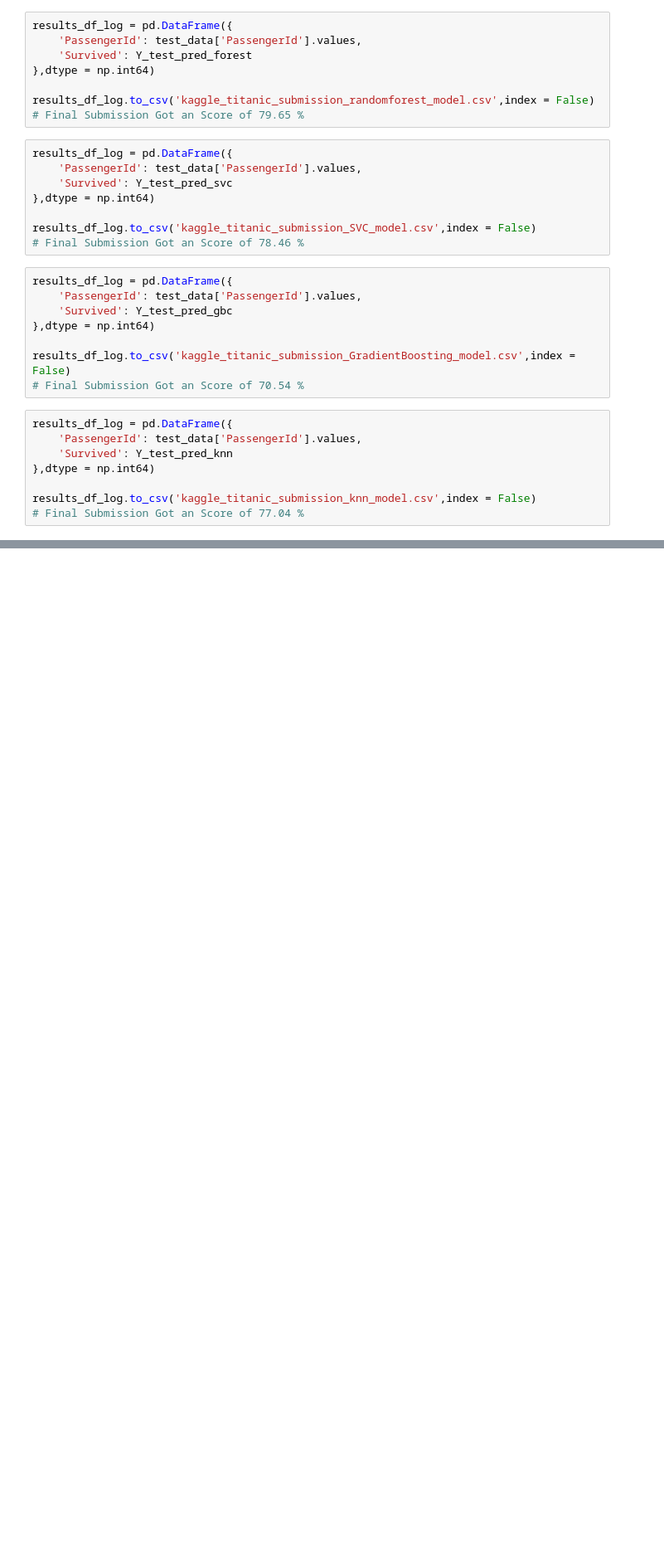
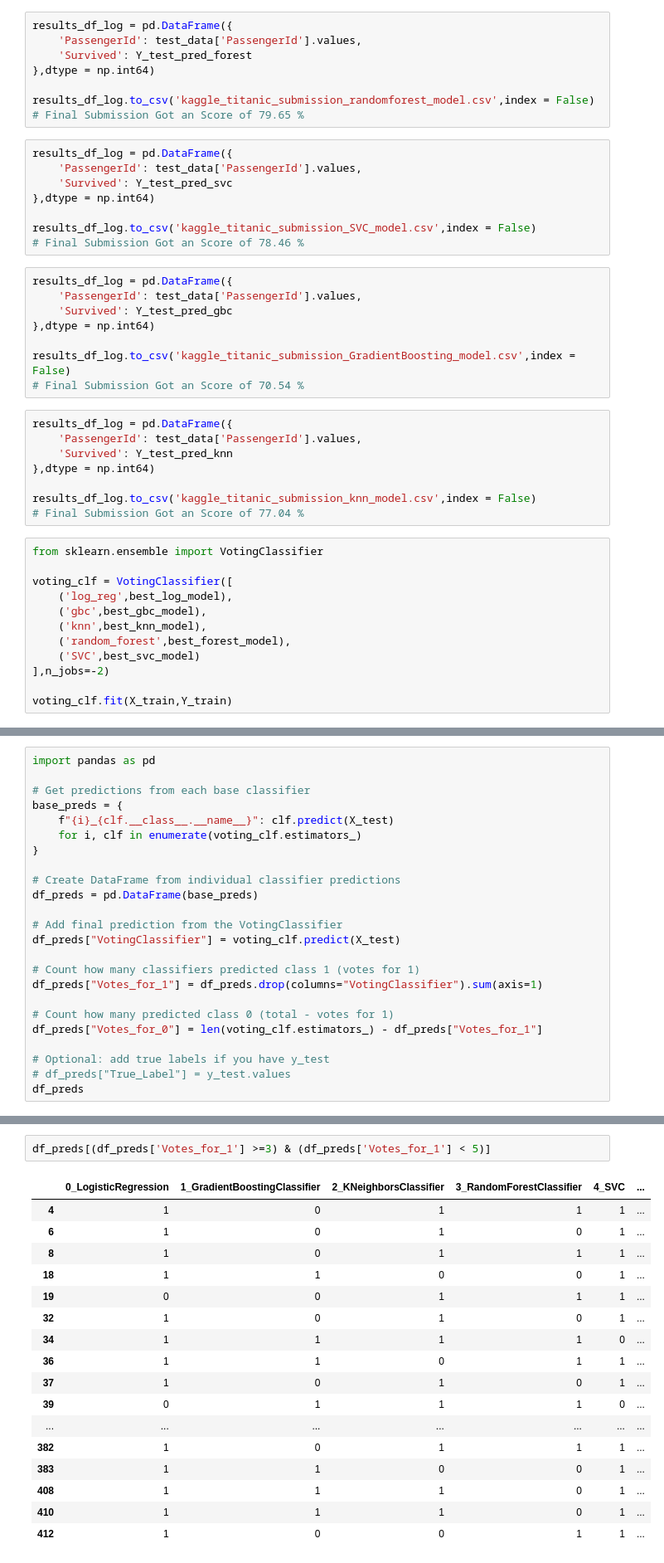
Before and after one commit to akshatkhatri/Machine_learning_playground, a Jupyter notebook: Chapter_3_geron/Titanic_dataset.ipynb, the cells around one changed output, grey strips where cells are left out. Shown at 83% size. Saved outputs shown, nothing was run; the diff lists cells and outputs as text; blank space fills up the shorter version.

Commit message:
Added ensemble method on kaggle dataset

```diff
--- a/Chapter_3_geron/Titanic_dataset.ipynb
+++ b/Chapter_3_geron/Titanic_dataset.ipynb
@@ -1163,3 +1157,15 @@ results_df_log = pd.DataFrame({
 
 results_df_log.to_csv('kaggle_titanic_submission_knn_model.csv',index = False)
 # Final Submission Got an Score of 77.04 %
+# %%
+from sklearn.ensemble import VotingClassifier
+
+voting_clf = VotingClassifier([
+    ('log_reg',best_log_model),
+    ('gbc',best_gbc_model),
+    ('knn',best_knn_model),
+    ('random_forest',best_forest_model),
+    ('SVC',best_svc_model)
+],n_jobs=-2)
+
+voting_clf.fit(X_train,Y_train)
@@ -1165,0 +1199,24 @@ results_df_log.to_csv('kaggle_titanic_submission_knn_model.csv',index = False)
+# %%
+import pandas as pd
+
+# Get predictions from each base classifier
+base_preds = {
+    f"{i}_{clf.__class__.__name__}": clf.predict(X_test)
+    for i, clf in enumerate(voting_clf.estimators_)
+}
+
+# Create DataFrame from individual classifier predictions
+df_preds = pd.DataFrame(base_preds)
+
+# Add final prediction from the VotingClassifier
+df_preds["VotingClassifier"] = voting_clf.predict(X_test)
+
+# Count how many classifiers predicted class 1 (votes for 1)
+df_preds["Votes_for_1"] = df_preds.drop(columns="VotingClassifier").sum(axis=1)
+
+# Count how many predicted class 0 (total - votes for 1)
+df_preds["Votes_for_0"] = len(voting_clf.estimators_) - df_preds["Votes_for_1"]
+
+# Optional: add true labels if you have y_test
+# df_preds["True_Label"] = y_test.values
+df_preds
@@ -1165,0 +1237,20 @@ results_df_log.to_csv('kaggle_titanic_submission_knn_model.csv',index = False)
+# %%
+df_preds[(df_preds['Votes_for_1'] >=3) & (df_preds['Votes_for_1'] < 5)]
+# %% [output]
+|  | 0_LogisticRegression | 1_GradientBoostingClassifier | 2_KNeighborsClassifier | 3_RandomForestClassifier | 4_SVC | ... |
+| 4 | 1 | 0 | 1 | 1 | 1 | ... |
+| 6 | 1 | 0 | 1 | 0 | 1 | ... |
+| 8 | 1 | 0 | 1 | 1 | 1 | ... |
+| 18 | 1 | 1 | 0 | 0 | 1 | ... |
+| 19 | 0 | 0 | 1 | 1 | 1 | ... |
+| 32 | 1 | 0 | 1 | 0 | 1 | ... |
+| 34 | 1 | 1 | 1 | 1 | 0 | ... |
+| 36 | 1 | 1 | 0 | 1 | 1 | ... |
+| 37 | 1 | 0 | 1 | 0 | 1 | ... |
+| 39 | 0 | 1 | 1 | 1 | 0 | ... |
+| ... | ... | ... | ... | ... | ... | ... |
+| 382 | 1 | 0 | 1 | 1 | 1 | ... |
+| 383 | 1 | 1 | 0 | 0 | 1 | ... |
+| 408 | 1 | 1 | 1 | 0 | 1 | ... |
+| 410 | 1 | 1 | 1 | 0 | 1 | ... |
+| 412 | 1 | 0 | 0 | 1 | 1 | ... |
```
Also changed, not shown: parts of 17 cells of this notebook, 1 other file.
